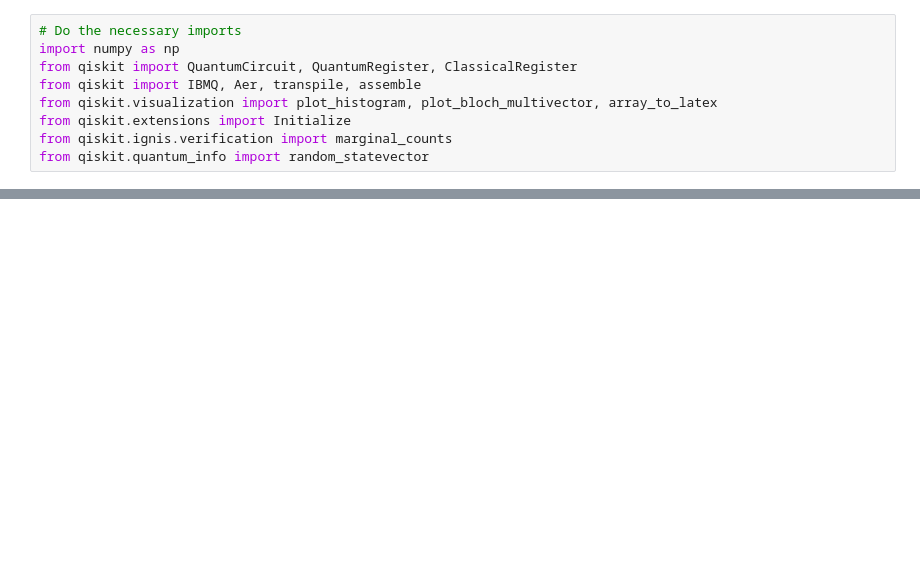
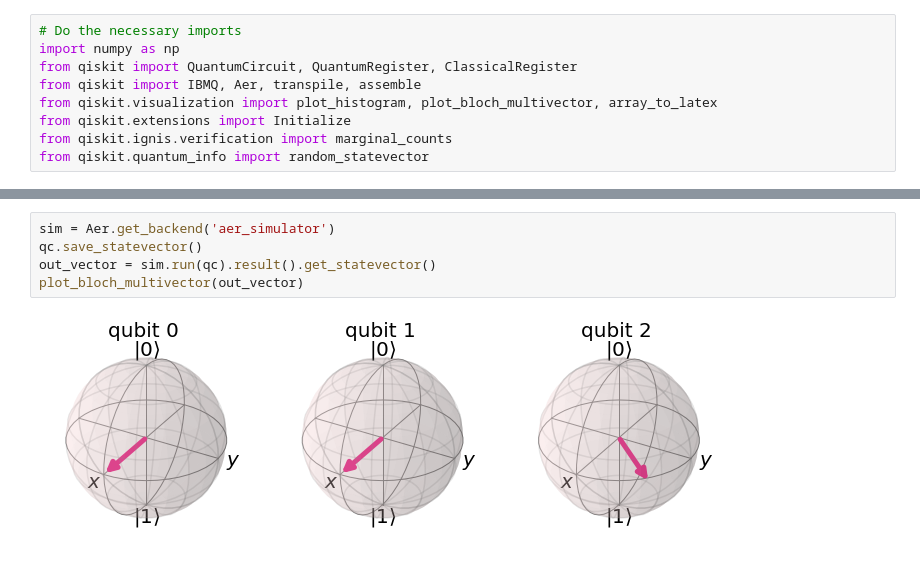
Before and after one commit to SedimentaryRockStar/QAlgoImplementation, a Jupyter notebook: Quantum Teleportation.ipynb, the cells around one changed output, grey strips where cells are left out. Saved outputs shown, nothing was run; the diff lists cells and outputs as text; blank space fills up the shorter version.

```diff
--- a/Quantum Teleportation.ipynb
+++ b/Quantum Teleportation.ipynb
@@ -23,0 +40,7 @@ from qiskit.quantum_info import random_statevector
+# %%
+sim = Aer.get_backend('aer_simulator')
+qc.save_statevector()
+out_vector = sim.run(qc).result().get_statevector()
+plot_bloch_multivector(out_vector)
+# %% [output]
+[figure, added]
```
Also changed, not shown: parts of 5 cells of this notebook.
